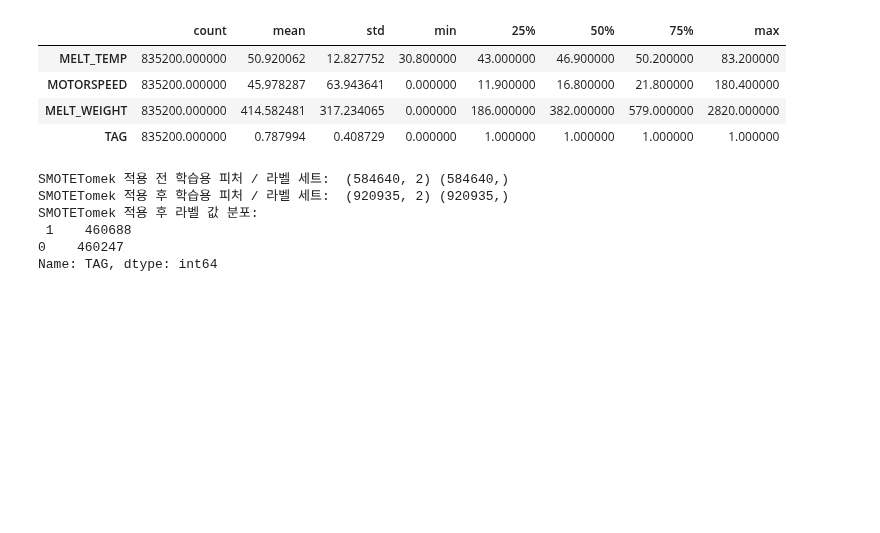
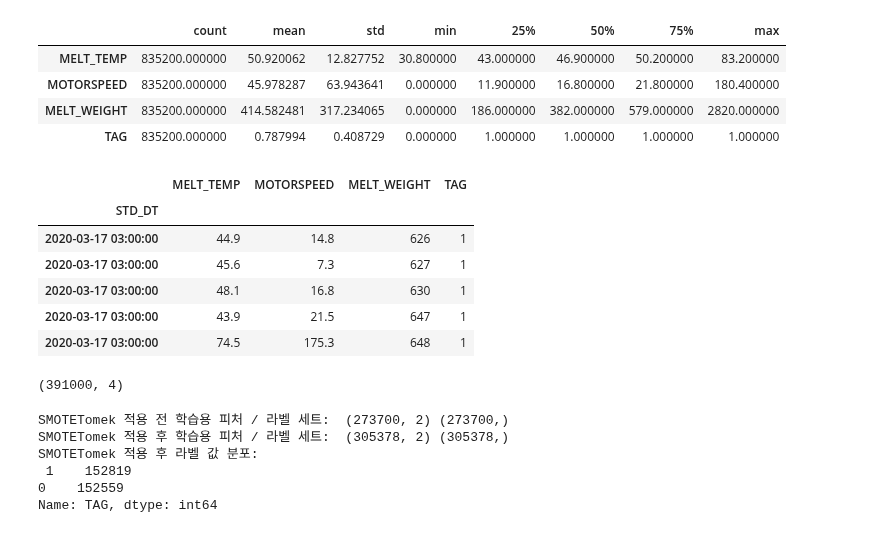
Before and after one commit to min0355/mx_competition, a Jupyter notebook: code/algorithm.ipynb, the cells around one changed output. Saved outputs shown, nothing was run; the diff lists cells and outputs as text; code cells hidden in the pictures; blank space fills up the shorter version.

```diff
--- a/code/algorithm.ipynb
+++ b/code/algorithm.ipynb
@@ -111,6 +114,27 @@ df.describe().T.style.bar(subset=['mean'], color='#205ff2').background_gradient(
 | MOTORSPEED | 835200.000000 | 45.978287 | 63.943641 | 0.000000 | 11.900000 | 16.800000 | 21.800000 | 180.400000 |
 | MELT_WEIGHT | 835200.000000 | 414.582481 | 317.234065 | 0.000000 | 186.000000 | 382.000000 | 579.000000 | 2820.000000 |
 | TAG | 835200.000000 | 0.787994 | 0.408729 | 0.000000 | 1.000000 | 1.000000 | 1.000000 | 1.000000 |
+# %%
+# 전체 데이터 83 만여개를 모두 사용하여 학습할 경우 real time detection 이 전부 정상으로 나오는 문제가 발생함.
+# 따라서, 정상 구간 부분을 버리고 OK / NG 가 모두 존재하는 부분만 학습을 진행함.
+
+start_point = 189000
+end_point = 580000
+
+df = df.iloc[start_point:end_point, :]
+df.head()
+# %% [output]
+|  | MELT_TEMP | MOTORSPEED | MELT_WEIGHT | TAG |
+| STD_DT |  |  |  |  |
+| 2020-03-17 03:00:00 | 44.9 | 14.8 | 626 | 1 |
+| 2020-03-17 03:00:00 | 45.6 | 7.3 | 627 | 1 |
+| 2020-03-17 03:00:00 | 48.1 | 16.8 | 630 | 1 |
+| 2020-03-17 03:00:00 | 43.9 | 21.5 | 647 | 1 |
+| 2020-03-17 03:00:00 | 74.5 | 175.3 | 648 | 1 |
+# %%
+df.shape
+# %% [output]
+(391000, 4)
 # %%
 X = df.drop(['MELT_WEIGHT', 'TAG'], axis=1)
 y = df['TAG']
@@ -127,11 +151,11 @@ print("SMOTETomek 적용 전 학습용 피처 / 라벨 세트: ", x_train.shape,
 print("SMOTETomek 적용 후 학습용 피처 / 라벨 세트: ", x_train_over.shape, y_train_over.shape)
 print("SMOTETomek 적용 후 라벨 값 분포: \n", pd.Series(y_train_over).value_counts())
 # %% [output]
-SMOTETomek 적용 전 학습용 피처 / 라벨 세트:  (584640, 2) (584640,)
-SMOTETomek 적용 후 학습용 피처 / 라벨 세트:  (920935, 2) (920935,)
+SMOTETomek 적용 전 학습용 피처 / 라벨 세트:  (273700, 2) (273700,)
+SMOTETomek 적용 후 학습용 피처 / 라벨 세트:  (305378, 2) (305378,)
 SMOTETomek 적용 후 라벨 값 분포:
- 1    460688
-0    460247
+ 1    152819
+0    152559
 Name: TAG, dtype: int64
 # %%
 def process_data(df, label, window_size):
```
Also changed, not shown: parts of 25 cells of this notebook.
